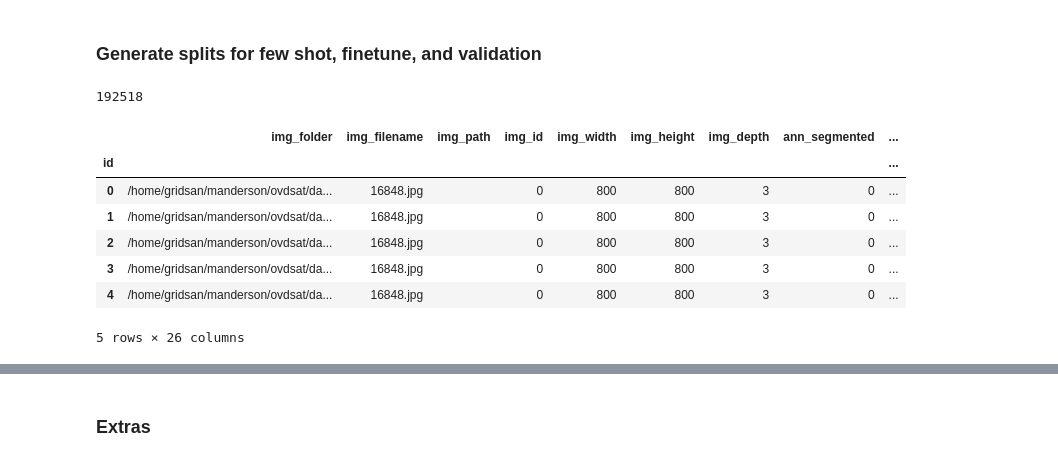
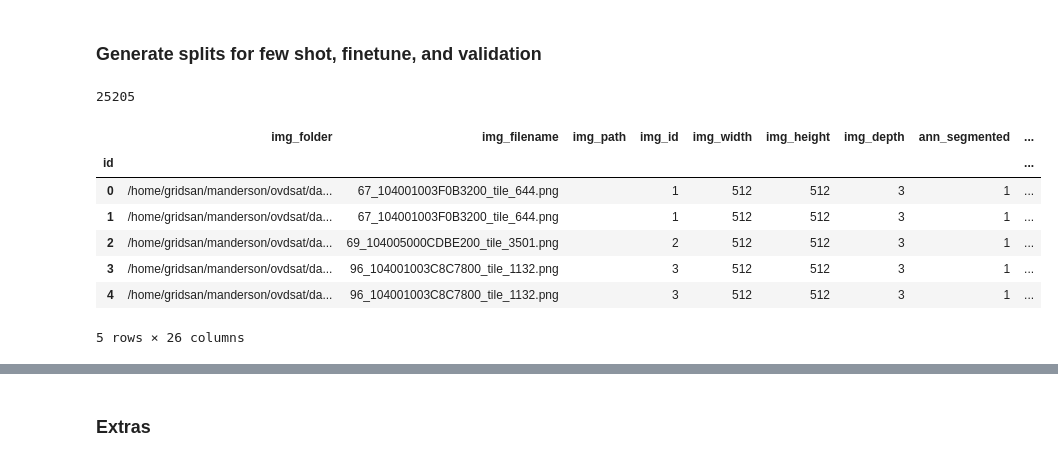
Before and after one commit to madelineloui/ovdsat, a Jupyter notebook: data/create_splits.ipynb, the cells around one changed output, grey strips where cells are left out. Saved outputs shown, nothing was run; the diff lists cells and outputs as text; code cells hidden in the pictures.

Commit message:
rareplanes dataset

```diff
--- a/data/create_splits.ipynb
+++ b/data/create_splits.ipynb
@@ -139,27 +326,27 @@ Saved updated COCO to simd/train_coco_finetune_val-3.json
 ### Generate splits for few shot, finetune, and validation
 # %%
 # Load your COCO dataset
-coco_json = f"/home/gridsan/manderson/ovdsat/data/dior/dior_coco_all.json"
-path_to_images = "/home/gridsan/manderson/ovdsat/data/dior/JPEGImages"   # folder with your images
+coco_json = f"/home/gridsan/manderson/ovdsat/data/rareplanes/rareplanes_coco_all.json"
+path_to_images = "/home/gridsan/manderson/ovdsat/data/dior/PNGImages"   # folder with your images
 
 all_dataset = importer.ImportCoco(
     path=coco_json,
     path_to_images=path_to_images,
-    name="DIOR"
+    name="RarePlanes"
 )
 
 # Get the dataframe
 df = all_dataset.df
 print(len(df))
 df.head()
 # %% [output]
-192518
+25205
 |  | img_folder | img_filename | img_path | img_id | img_width | img_height | img_depth | ann_segmented | ... |
 | id |  |  |  |  |  |  |  |  | ... |
-| 0 | /home/gridsan/manderson/ovdsat/da... | 16848.jpg |  | 0 | 800 | 800 | 3 | 0 | ... |
-| 1 | /home/gridsan/manderson/ovdsat/da... | 16848.jpg |  | 0 | 800 | 800 | 3 | 0 | ... |
-| 2 | /home/gridsan/manderson/ovdsat/da... | 16848.jpg |  | 0 | 800 | 800 | 3 | 0 | ... |
-| 3 | /home/gridsan/manderson/ovdsat/da... | 16848.jpg |  | 0 | 800 | 800 | 3 | 0 | ... |
-| 4 | /home/gridsan/manderson/ovdsat/da... | 16848.jpg |  | 0 | 800 | 800 | 3 | 0 | ... |
+| 0 | /home/gridsan/manderson/ovdsat/da... | 67_104001003F0B3200_tile_644.png |  | 1 | 512 | 512 | 3 | 1 | ... |
+| 1 | /home/gridsan/manderson/ovdsat/da... | 67_104001003F0B3200_tile_644.png |  | 1 | 512 | 512 | 3 | 1 | ... |
+| 2 | /home/gridsan/manderson/ovdsat/da... | 69_104005000CDBE200_tile_3501.png |  | 2 | 512 | 512 | 3 | 1 | ... |
+| 3 | /home/gridsan/manderson/ovdsat/da... | 96_104001003C8C7800_tile_1132.png |  | 3 | 512 | 512 | 3 | 1 | ... |
+| 4 | /home/gridsan/manderson/ovdsat/da... | 96_104001003C8C7800_tile_1132.png |  | 3 | 512 | 512 | 3 | 1 | ... |
 5 rows × 26 columns
 # %%
```
Also changed, not shown: parts of 5 cells of this notebook, 24 other files.
